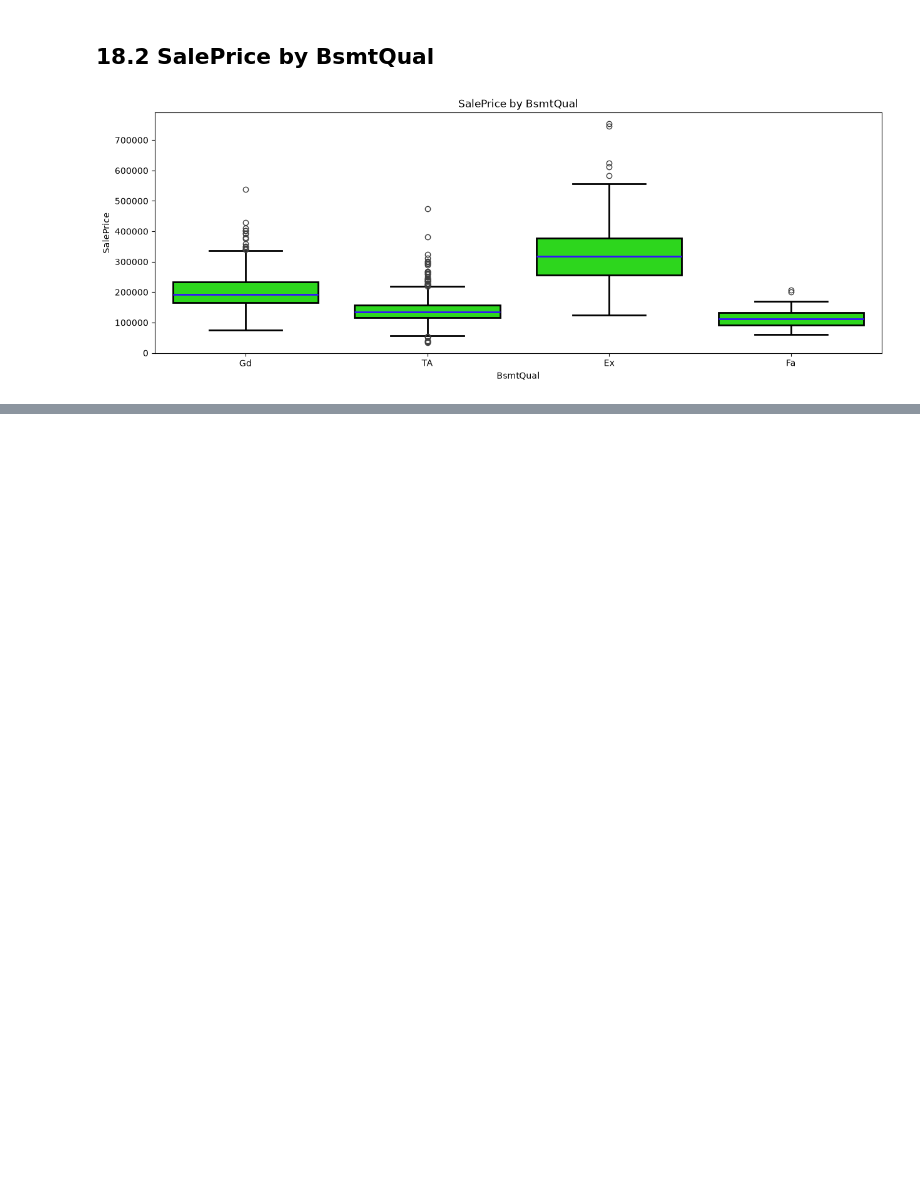
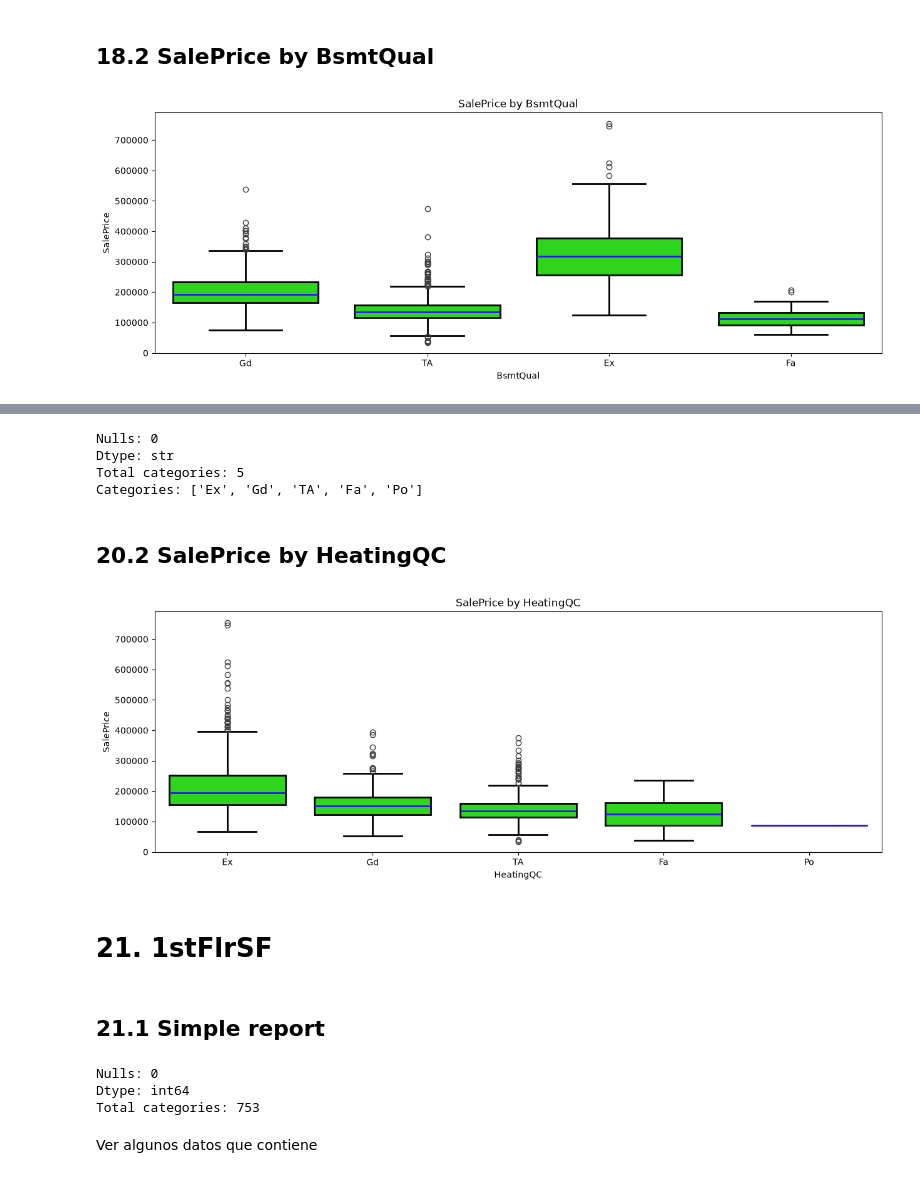
Before and after one commit to charligram/3_prediction_of_house_values, a Jupyter notebook: notebooks/02_EDA.ipynb, the cells around one changed output, grey strips where cells are left out. Saved outputs shown, nothing was run; the diff lists cells and outputs as text; code cells hidden in the pictures; blank space fills up the shorter version.

```diff
--- a/notebooks/02_EDA.ipynb
+++ b/notebooks/02_EDA.ipynb
@@ -752,0 +782,33 @@ plt.show()
+# %%
+simple_report(df, 'HeatingQC', show_categories=True)
+# %% [output]
+Nulls: 0
+Dtype: str
+Total categories: 5
+Categories: ['Ex', 'Gd', 'TA', 'Fa', 'Po']
+# %% [markdown]
+## 20.2 SalePrice by HeatingQC
+# %%
+fig, ax = box_plot_project(
+    df=df,
+    x_name='HeatingQC',
+    y_name='SalePrice',
+    title='SalePrice by HeatingQC'
+)
+
+plt.savefig(FIGURES_PATH / '14_saleprice_by_heatingqc.png', bbox_inches='tight')
+plt.show()
+# %% [output]
+[figure, added]
+# %% [markdown]
+# 21. 1stFlrSF
+# %% [markdown]
+## 21.1 Simple report
+# %%
+simple_report(df, '1stFlrSF')
+# %% [output]
+Nulls: 0
+Dtype: int64
+Total categories: 753
+# %% [markdown]
+Ver algunos datos que contiene
```
Also changed, not shown: parts of 115 cells of this notebook, 29 other files.
